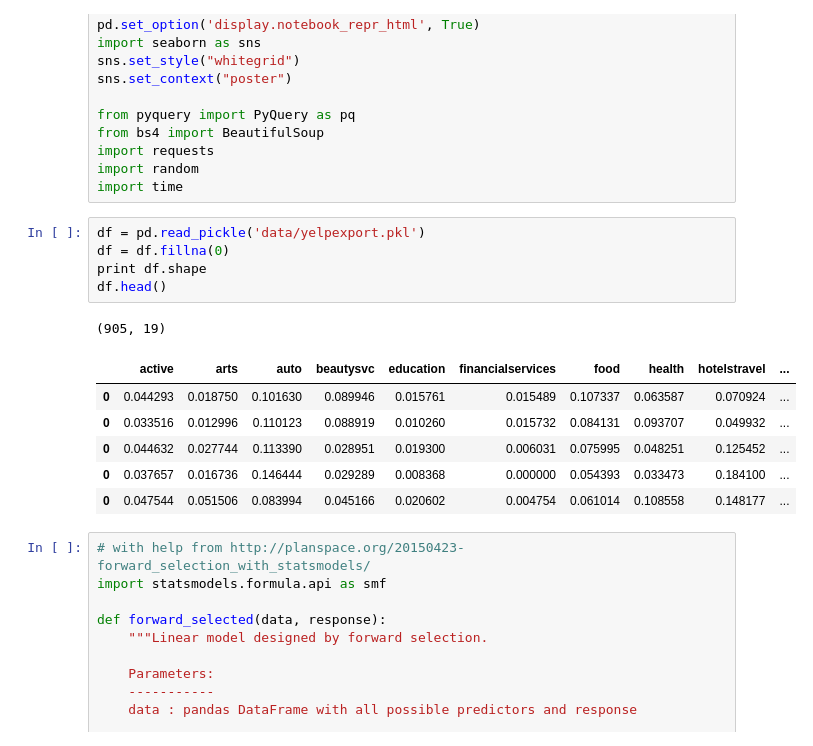
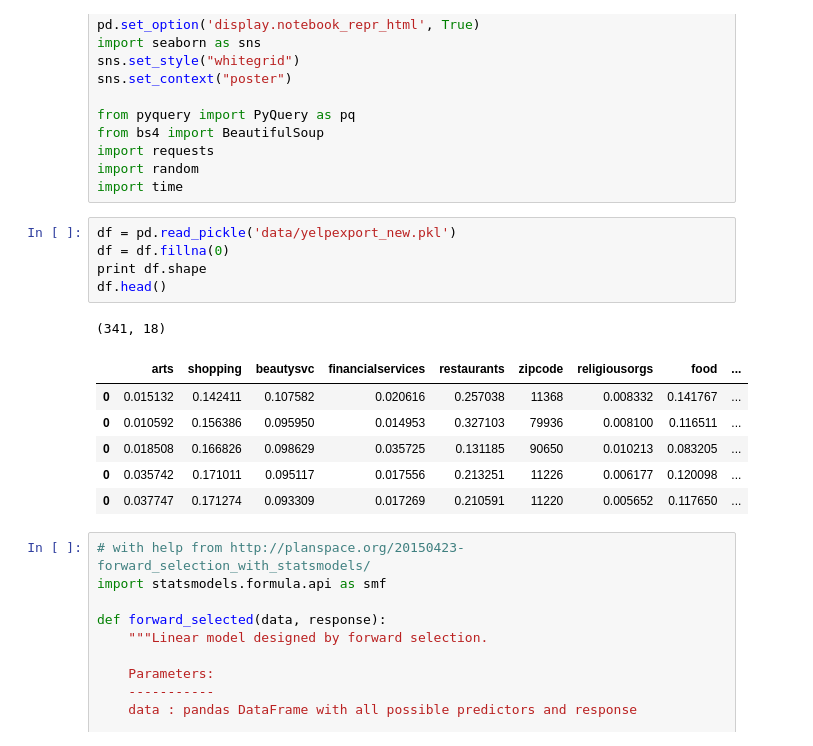
Before and after one commit to austinwu0/cs109-final-project, a Jupyter notebook: Yelp Modeling.ipynb, the cells around one changed output. Saved outputs shown, nothing was run; the diff lists cells and outputs as text.

```diff
--- a/Yelp Modeling.ipynb
+++ b/Yelp Modeling.ipynb
@@ -21,18 +21,18 @@ import requests
 import random
 import time
 # %%
-df = pd.read_pickle('data/yelpexport.pkl')
+df = pd.read_pickle('data/yelpexport_new.pkl')
 df = df.fillna(0)
 print df.shape
 df.head()
 # %% [output]
-(905, 19)
+(341, 18)
-|  | active | arts | auto | beautysvc | education | financialservices | food | health | hotelstravel | ... |
-| 0 | 0.044293 | 0.018750 | 0.101630 | 0.089946 | 0.015761 | 0.015489 | 0.107337 | 0.063587 | 0.070924 | ... |
-| 0 | 0.033516 | 0.012996 | 0.110123 | 0.088919 | 0.010260 | 0.015732 | 0.084131 | 0.093707 | 0.049932 | ... |
-| 0 | 0.044632 | 0.027744 | 0.113390 | 0.028951 | 0.019300 | 0.006031 | 0.075995 | 0.048251 | 0.125452 | ... |
-| 0 | 0.037657 | 0.016736 | 0.146444 | 0.029289 | 0.008368 | 0.000000 | 0.054393 | 0.033473 | 0.184100 | ... |
-| 0 | 0.047544 | 0.051506 | 0.083994 | 0.045166 | 0.020602 | 0.004754 | 0.061014 | 0.108558 | 0.148177 | ... |
+|  | arts | shopping | beautysvc | financialservices | restaurants | zipcode | religiousorgs | food | ... |
+| 0 | 0.015132 | 0.142411 | 0.107582 | 0.020616 | 0.257038 | 11368 | 0.008332 | 0.141767 | ... |
+| 0 | 0.010592 | 0.156386 | 0.095950 | 0.014953 | 0.327103 | 79936 | 0.008100 | 0.116511 | ... |
+| 0 | 0.018508 | 0.166826 | 0.098629 | 0.035725 | 0.131185 | 90650 | 0.010213 | 0.083205 | ... |
+| 0 | 0.035742 | 0.171011 | 0.095117 | 0.017556 | 0.213251 | 11226 | 0.006177 | 0.120098 | ... |
+| 0 | 0.037747 | 0.171274 | 0.093309 | 0.017269 | 0.210591 | 11220 | 0.005652 | 0.117650 | ... |
 # %%
 # with help from http://planspace.org/20150423-forward_selection_with_statsmodels/
 import statsmodels.formula.api as smf
```
Also changed, not shown: parts of 13 cells of this notebook, 6 other files.
